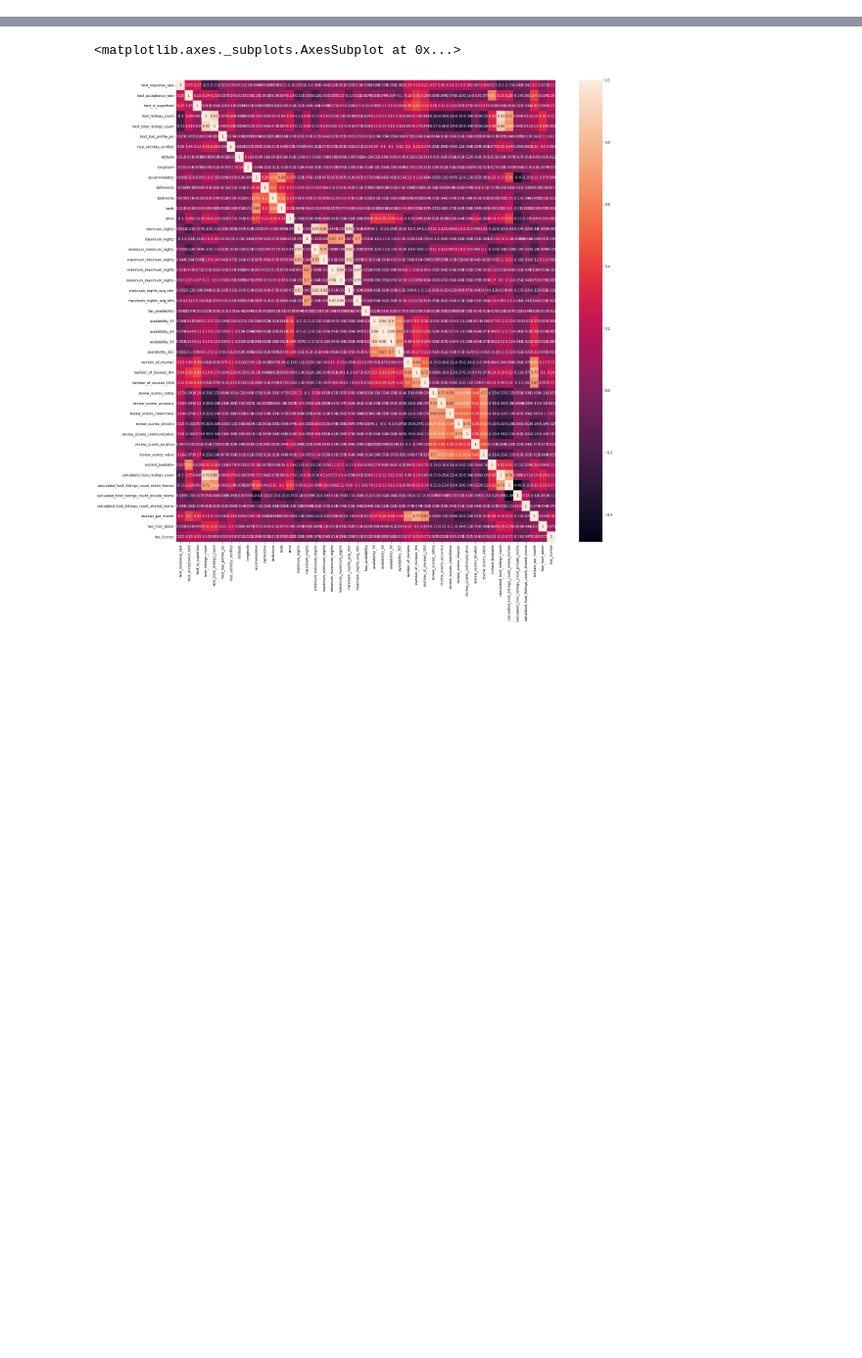
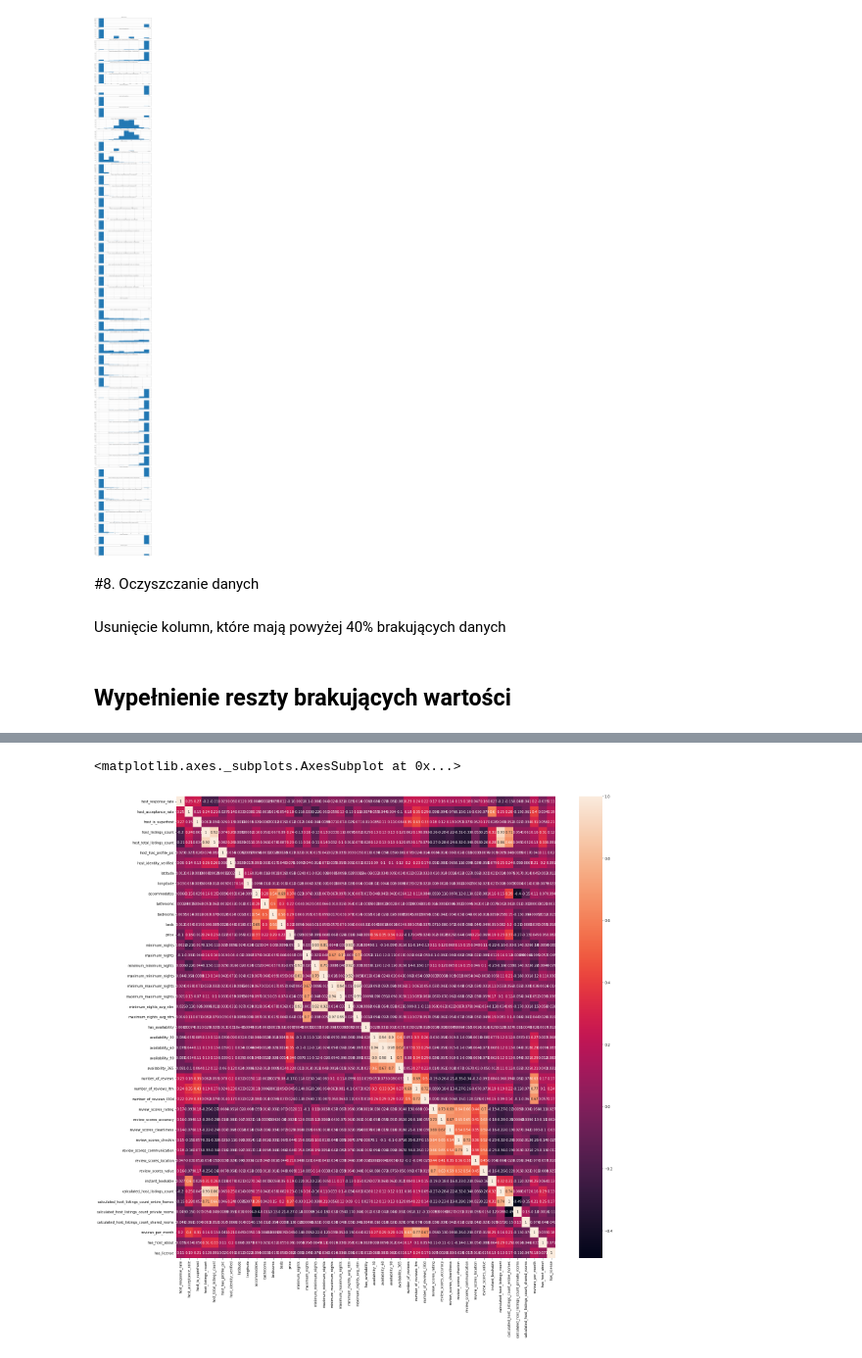
Before and after one commit to mjakubowski99/airbnb_dataset, a Jupyter notebook: AirBnB_Project.ipynb, the cells around one changed output, grey strips where cells are left out. Shown at 98% size. Cells and saved outputs as stored; diff of their text form; code cells hidden in the pictures; blank space fills up the shorter version.

```diff
--- a/AirBnB_Project.ipynb
+++ b/AirBnB_Project.ipynb
@@ -1122,0 +200,43 @@ Analiza powiązań pokazuje, że najbardziej powiązane są kolumny z podobnymi
+# %%
+import matplotlib.pyplot as plt
+
+def plot_hist(df):
+  columns = [
+    'source', 'host_response_time', 'host_response_rate',
+    'host_acceptance_rate', 'host_listings_count', 'host_total_listings_count',
+    'host_is_superhost', 'host_has_profile_pic', 'host_identity_verified',
+    'latitude', 'longitude', 'room_type', 'accommodates', 'bathrooms', 'bedrooms',
+    'beds', 'price', 'minimum_nights', 'maximum_nights', 'minimum_minimum_nights',
+    'maximum_minimum_nights', 'minimum_maximum_nights', 'maximum_maximum_nights',
+    'minimum_nights_avg_ntm', 'maximum_nights_avg_ntm', 'has_availability',
+    'availability_30', 'availability_60', 'availability_90', 'availability_365',
+    'number_of_reviews', 'number_of_reviews_ltm', 'number_of_reviews_l30d', 'review_scores_rating',
+    'review_scores_accuracy', 'review_scores_cleanliness', 'review_scores_checkin',
+    'review_scores_communication', 'review_scores_location', 'review_scores_value',
+    'instant_bookable', 'calculated_host_listings_count', 'calculated_host_listings_count_entire_homes',
+    'calculated_host_listings_count_private_rooms', 'calculated_host_listings_count_shared_rooms',
+    'reviews_per_month', 'has_host_about', 'has_license'
+  ]
+
+  col_count = len(columns)
+  fig, ax = plt.subplots(ncols=1, nrows=len(columns), figsize=(20,200))
+
+  for i, col in enumerate(columns):
+    if df[col].dtype == "bool":
+      df[col].map({True: "True", False: "False"}).hist(ax=ax[i])
+    else:
+      df[col].hist(ax=ax[i])
+
+    if df[col].dtype == "int64" or df[col].dtype == "float64":
+      title = "Kolumna: "+col+": kurtoza: "+str(df[col].kurt(skipna = True))+": skośność: "+str(df[col].skew(skipna = True))
+    else:
+      title = "Kolumna: "+col
+    ax[i].set_title(title)
+
+plot_hist(df)
+# %% [output]
+[figure, added]
+# %% [markdown]
+#8. Oczyszczanie danych
+# %% [markdown]
+Usunięcie kolumn, które mają powyżej 40% brakujących danych
@@ -1122,0 +247,2 @@ Analiza powiązań pokazuje, że najbardziej powiązane są kolumny z podobnymi
+# %% [markdown]
+## Wypełnienie reszty brakujących wartości
```
Also changed, not shown: parts of 153 cells of this notebook.
